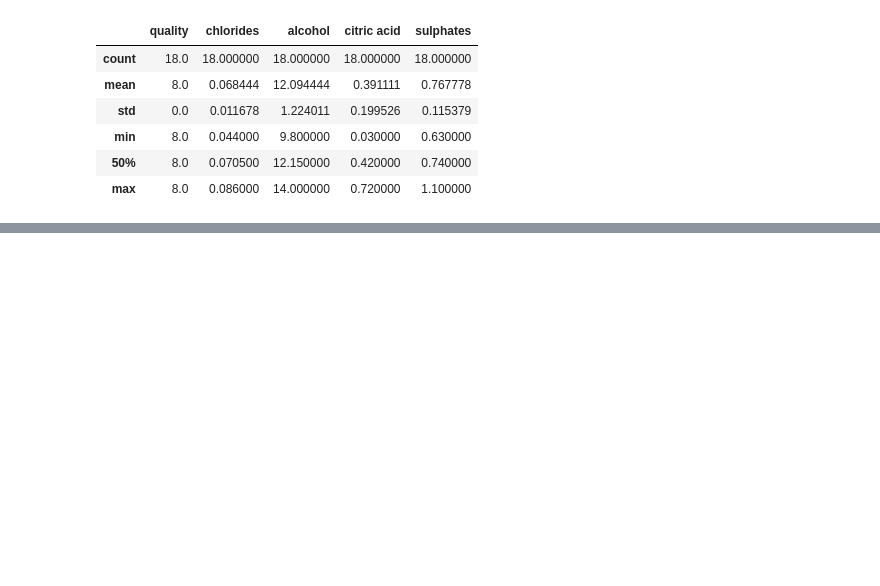
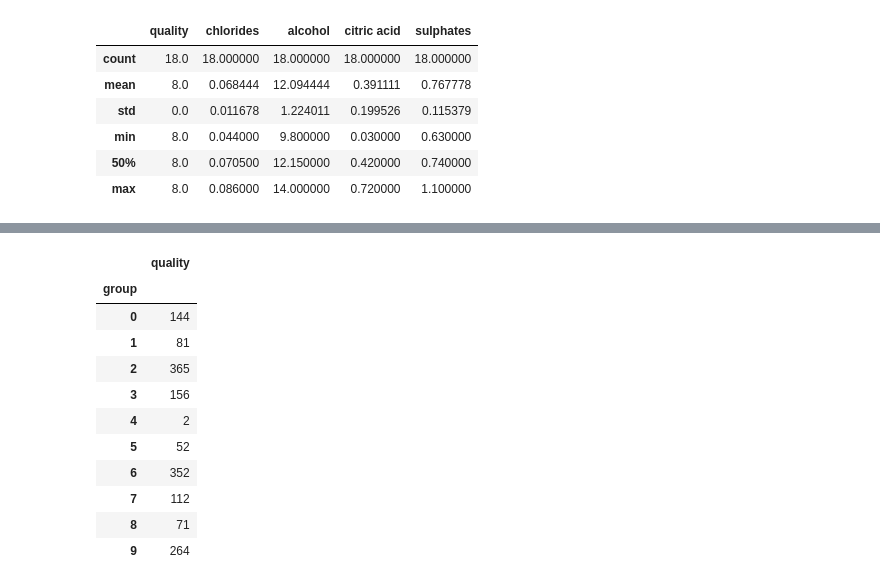
Before and after one commit to simonneutert/wine_quality_data, a Jupyter notebook: Wine Quality Analysis.ipynb, the cells around one changed output, grey strips where cells are left out. Cells and saved outputs as stored; diff of their text form; code cells hidden in the pictures; blank space fills up the shorter version.

```diff
--- a/Wine Quality Analysis.ipynb
+++ b/Wine Quality Analysis.ipynb
@@ -611,0 +640,15 @@ rqual8[["quality", "chlorides", "alcohol", "citric acid", "sulphates"]].describe
+# %%
+results.groupby(['group']).count()
+# %% [output]
+|  | quality |
+| group |  |
+| 0 | 144 |
+| 1 | 81 |
+| 2 | 365 |
+| 3 | 156 |
+| 4 | 2 |
+| 5 | 52 |
+| 6 | 352 |
+| 7 | 112 |
+| 8 | 71 |
+| 9 | 264 |
```
Also changed, not shown: parts of 10 cells of this notebook.
